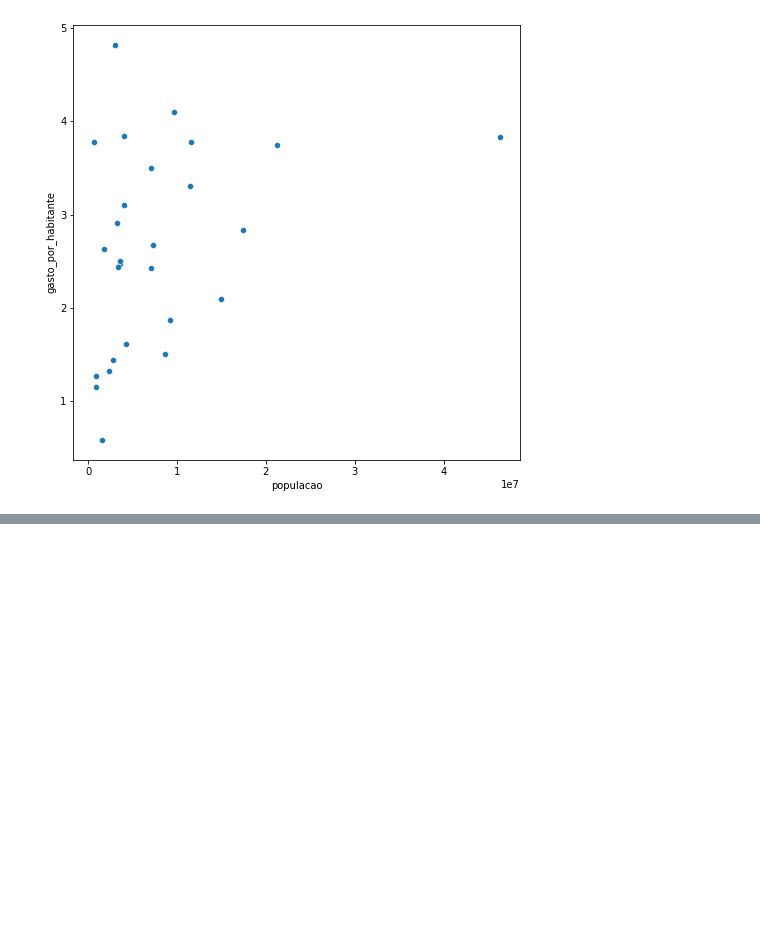
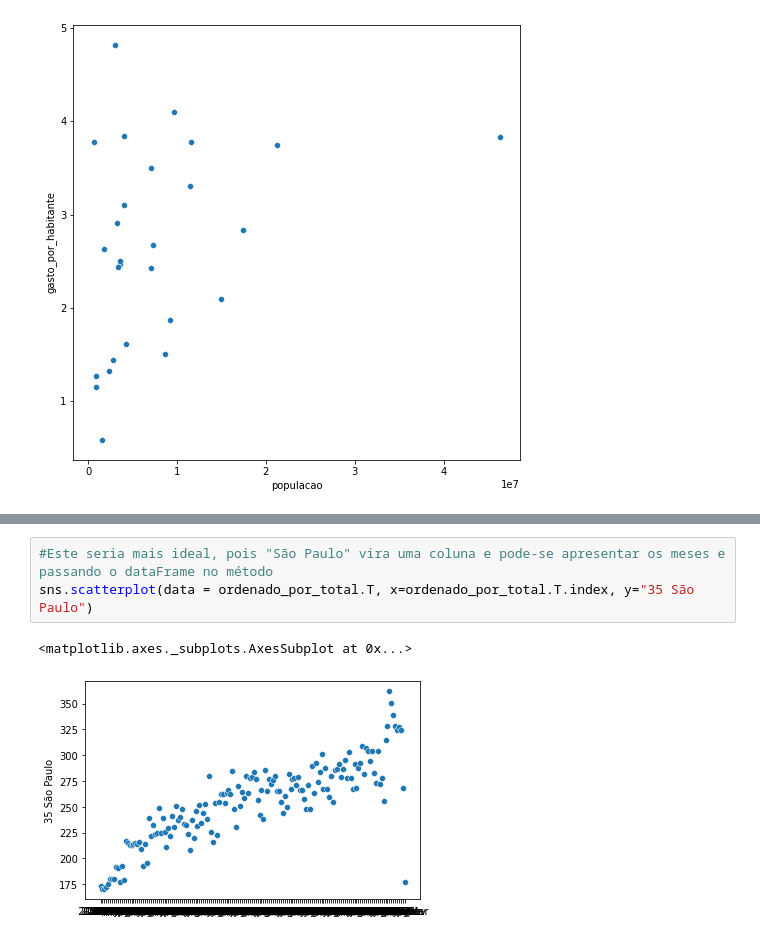
Before and after one commit to laugustovieira/BootCamp---Data-Science, a Jupyter notebook: BootCampDataScience.ipynb, the cells around one changed output, grey strips where cells are left out. Drawn from its saved outputs; the diff is of its cells as text; blank space fills up the shorter version.

```diff
--- a/BootCampDataScience.ipynb
+++ b/BootCampDataScience.ipynb
@@ -853,0 +871,6 @@ sns.scatterplot(data=gastos_e_populacao_recente, x="populacao",y="gasto_por_habi
+# %%
+#Este seria mais ideal, pois "São Paulo" vira uma coluna e pode-se apresentar os meses e passando o dataFrame no método
+sns.scatterplot(data = ordenado_por_total.T, x=ordenado_por_total.T.index, y="35 São Paulo")
+# %% [output]
+<matplotlib.axes._subplots.AxesSubplot at 0x...>
+[figure, added]
```
Also changed, not shown: parts of 4 cells of this notebook.
